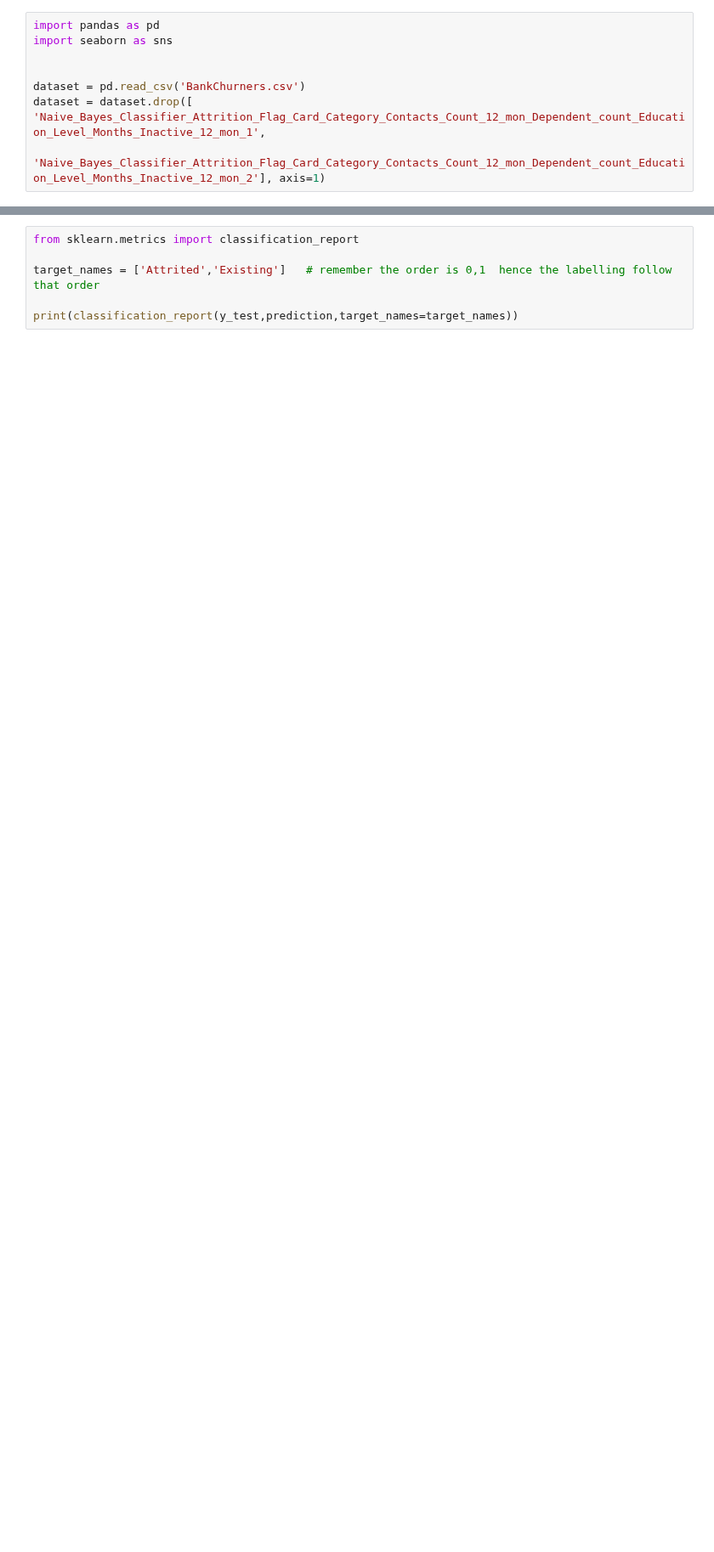
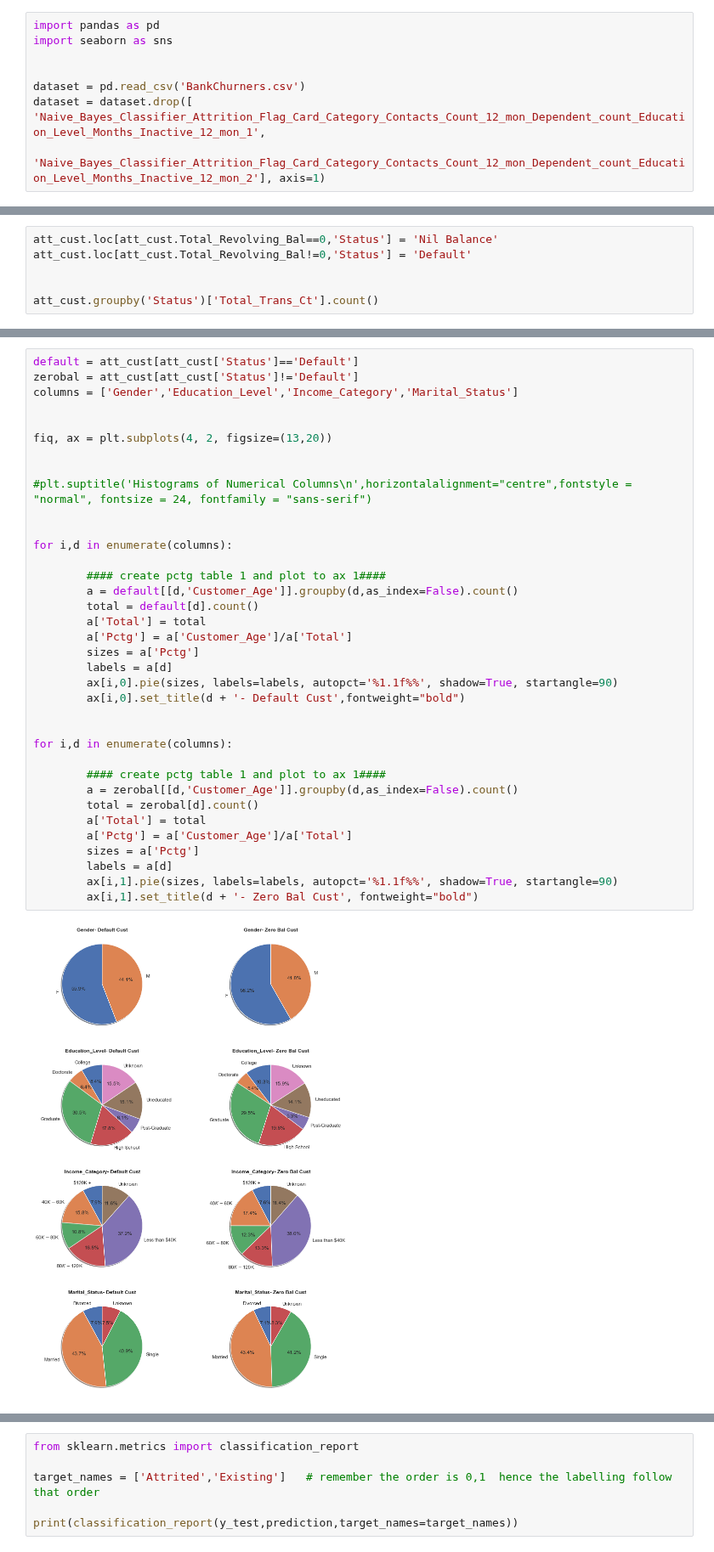
Before and after one commit to RonnyCh/mydsbook, a Jupyter notebook: Customer Churn From Kaggle.ipynb, the cells around one changed output, grey strips where cells are left out. Shown at 85% size. Drawn from its saved outputs; the diff is of its cells as text; blank space fills up the shorter version.

```diff
--- a/Customer Churn From Kaggle.ipynb
+++ b/Customer Churn From Kaggle.ipynb
@@ -679,0 +164,6 @@ The dataset will be split 70% for training and remaining 30% will be data withou
+# %%
+att_cust.loc[att_cust.Total_Revolving_Bal==0,'Status'] = 'Nil Balance'
+att_cust.loc[att_cust.Total_Revolving_Bal!=0,'Status'] = 'Default'
+
+
+att_cust.groupby('Status')['Total_Trans_Ct'].count()
@@ -679,0 +224,38 @@ The dataset will be split 70% for training and remaining 30% will be data withou
+# %%
+default = att_cust[att_cust['Status']=='Default']
+zerobal = att_cust[att_cust['Status']!='Default']
+columns = ['Gender','Education_Level','Income_Category','Marital_Status']
+
+
+fiq, ax = plt.subplots(4, 2, figsize=(13,20))
+
+
+#plt.suptitle('Histograms of Numerical Columns\n',horizontalalignment="centre",fontstyle = "normal", fontsize = 24, fontfamily = "sans-serif")
+
+
+for i,d in enumerate(columns):
+
+        #### create pctg table 1 and plot to ax 1####
+        a = default[[d,'Customer_Age']].groupby(d,as_index=False).count()
+        total = default[d].count()
+        a['Total'] = total
+        a['Pctg'] = a['Customer_Age']/a['Total']
+        sizes = a['Pctg']
+        labels = a[d]
+        ax[i,0].pie(sizes, labels=labels, autopct='%1.1f%%', shadow=True, startangle=90)
+        ax[i,0].set_title(d + '- Default Cust',fontweight="bold")
+
+
+for i,d in enumerate(columns):
+
+        #### create pctg table 1 and plot to ax 1####
+        a = zerobal[[d,'Customer_Age']].groupby(d,as_index=False).count()
+        total = zerobal[d].count()
+        a['Total'] = total
+        a['Pctg'] = a['Customer_Age']/a['Total']
+        sizes = a['Pctg']
+        labels = a[d]
+        ax[i,1].pie(sizes, labels=labels, autopct='%1.1f%%', shadow=True, startangle=90)
+        ax[i,1].set_title(d + '- Zero Bal Cust', fontweight="bold")
+# %% [output]
+[figure, added]
```
Also changed, not shown: parts of 75 cells of this notebook.
